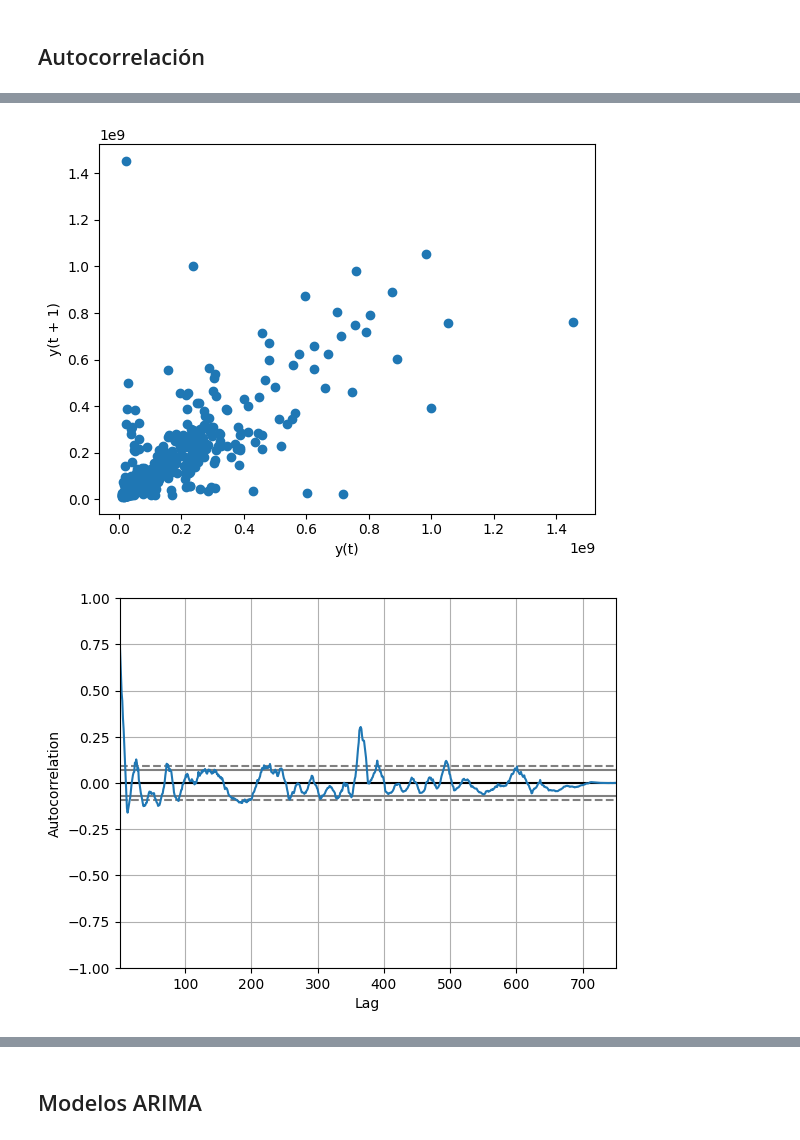
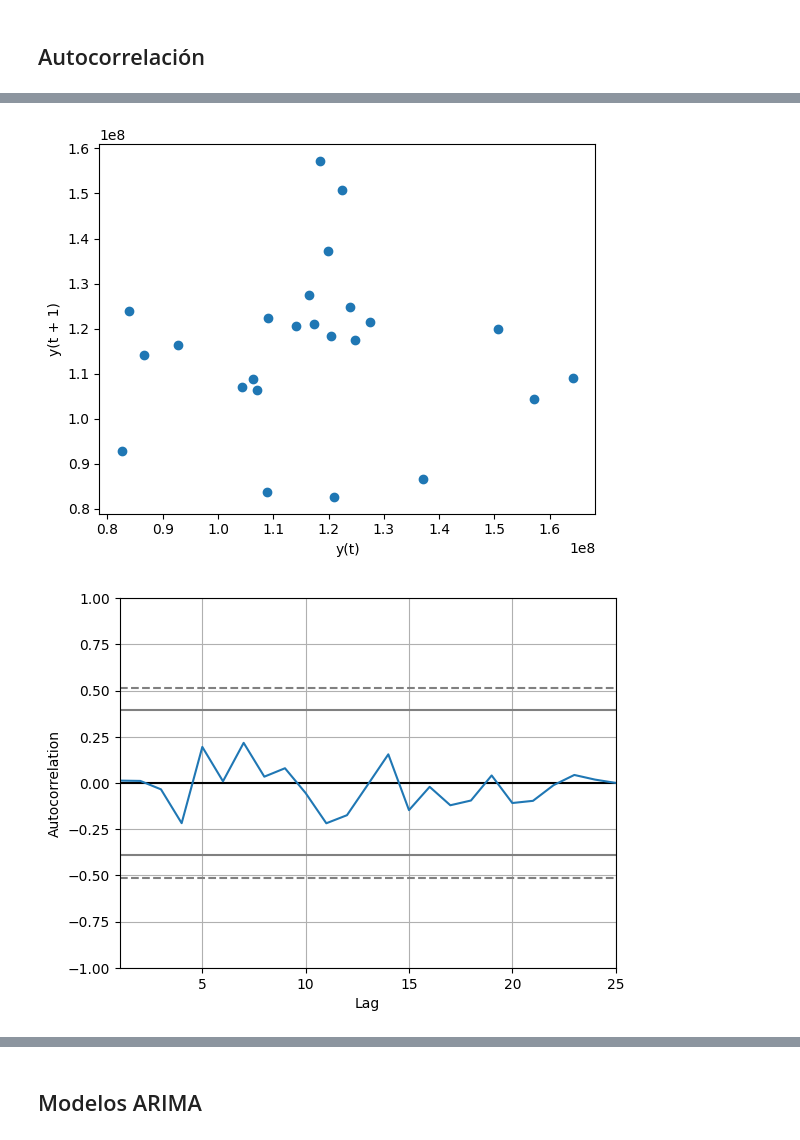
Before and after one commit to javiersanpan/dwj, a Jupyter notebook: dowjones_act3.ipynb, the cells around one changed output, grey strips where cells are left out. Cells and saved outputs as stored; diff of their text form; code cells hidden in the pictures.

```diff
--- a/dowjones_act3.ipynb
+++ b/dowjones_act3.ipynb
@@ -63,7 +63,7 @@ low_list = []
 for i in clean_df['low']:
     low_list.append(i[1:])
 # %%
-df = clean_df
+df = clean_df.copy()
 # %%
 df['high'] = high_list
 # %%
@@ -226,4 +226,6 @@ Valores criticos (Critical Value):  {'1%': -3.43912257105195, '5%': -2.865411700
 > Podemos observar por medio de la prueba de Dicky-Fuller que nuestra serie sí es estacionaria debido a que el resultado de `Test Statistic` es menor a todos los valores críticos que se obtuvieron. Del mismo modo, el `p-value` es menor al umbral de 0.05, lo cual confirma que hay estacionalidad y por lo tanto rechazamos la hipótesis nula.
 # %% [markdown]
 ## Regresion de Poisson
+# %%
+mean_data = df.groupby(df.index).mean()
 # %%
@@ -309,10 +311,10 @@ plot_pacf(df['volume'],lags=20)
 # %%
-lag_plot(df['volume'])
+lag_plot(mean_data['volume'])
 pyplot.show()
 # %% [output]
-[figure, old version]
+[figure, new version]
 # %%
-autocorrelation_plot(df['volume'])
+autocorrelation_plot(mean_data['volume'])
 pyplot.show()
 # %% [output]
-[figure, old version]
+[figure, new version]
```
Also changed, not shown: parts of 16 cells of this notebook.
